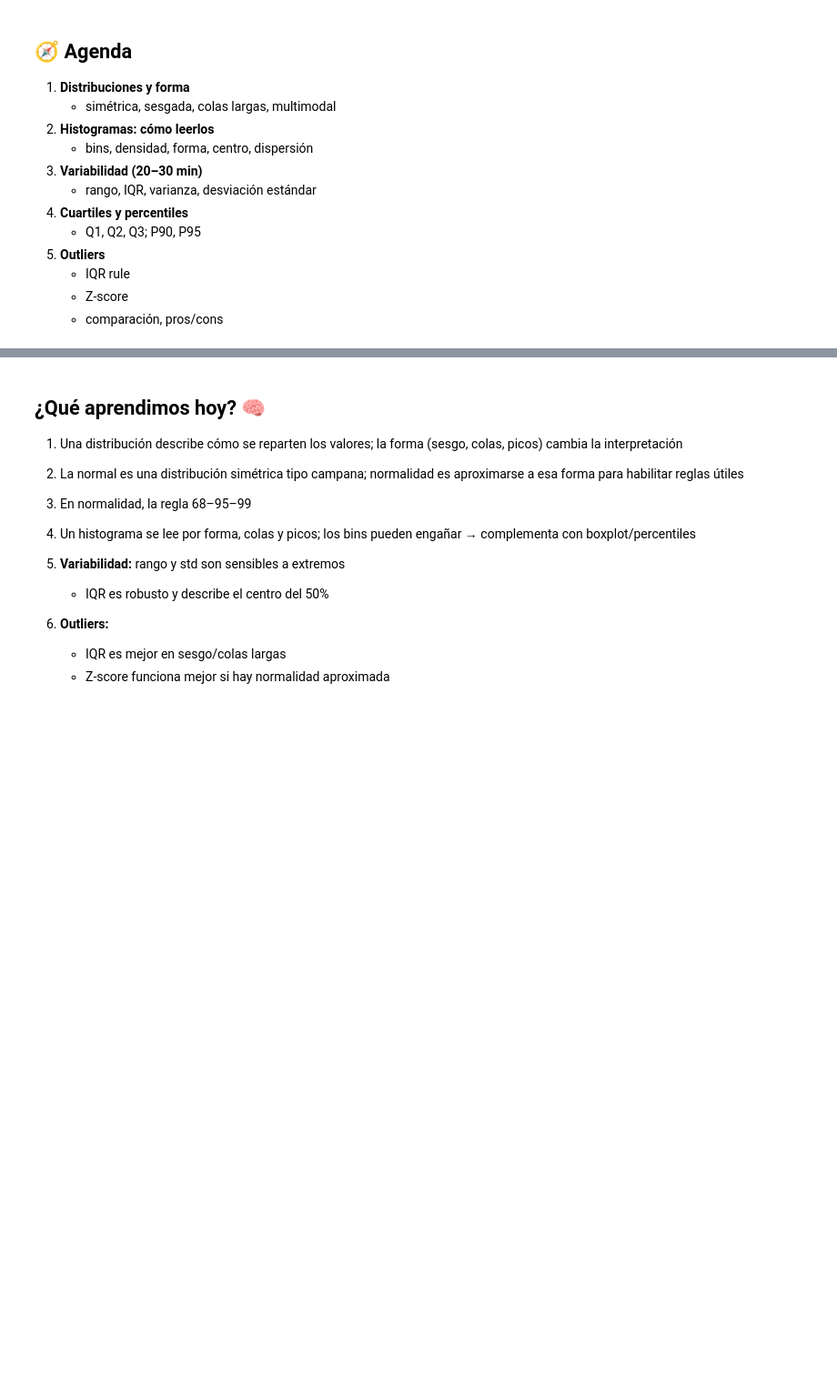
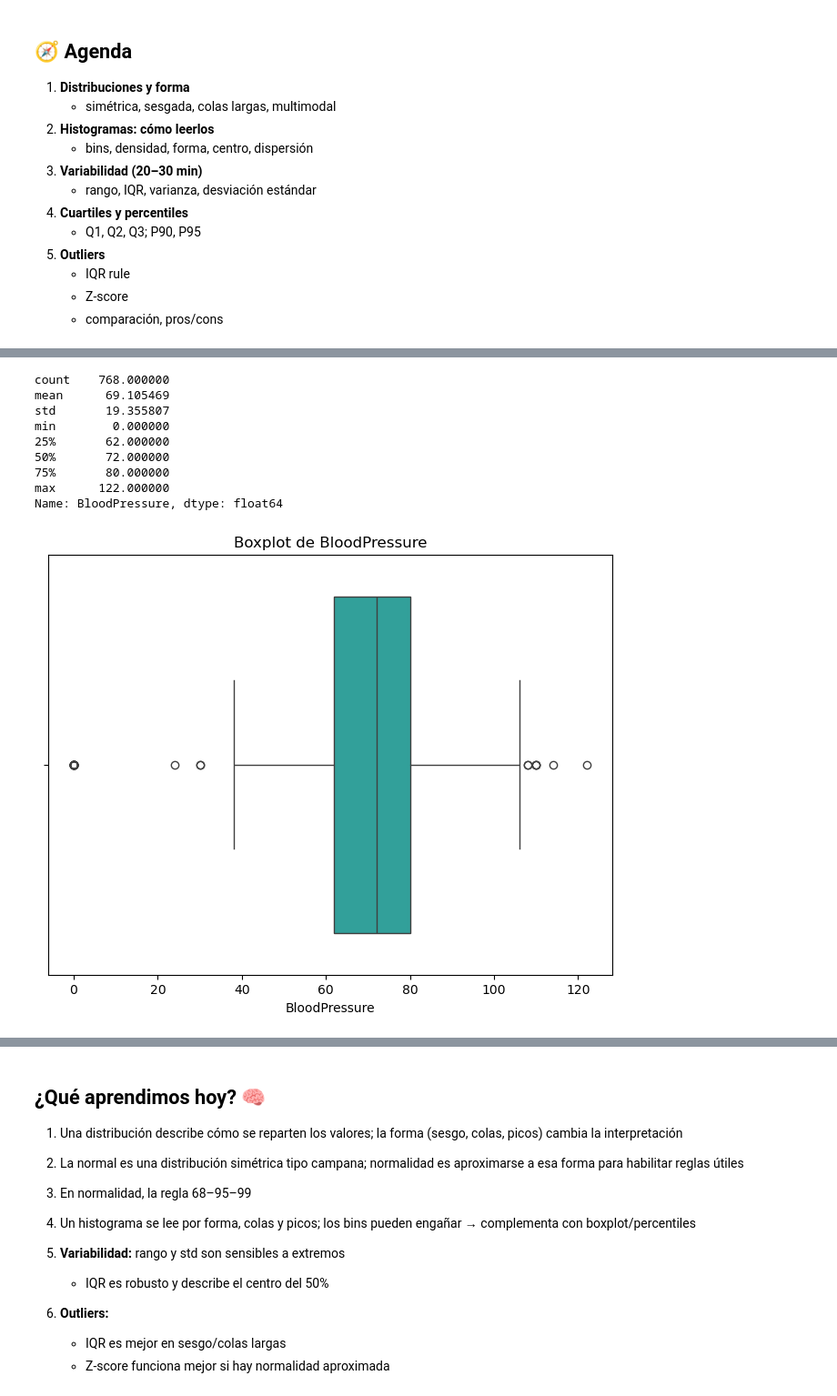
Before and after one commit to gbuvoli/DA_T8, a Jupyter notebook: Sprint7_semana2.ipynb, the cells around one changed output, grey strips where cells are left out. Shown at 91% size. Cells and saved outputs as stored; diff of their text form; code cells hidden in the pictures; blank space fills up the shorter version.

```diff
--- a/Sprint7_semana2.ipynb
+++ b/Sprint7_semana2.ipynb
@@ -156,0 +282,19 @@ Regla típica:
+# %%
+#Veamos el boxplot para visualizar los outliers
+plt.figure(figsize=(8, 6))
+sns.boxplot(x=df['BloodPressure'], color='lightseagreen')
+plt.title('Boxplot de BloodPressure')
+plt.xlabel('BloodPressure')
+
+display(df['BloodPressure'].describe())
+# %% [output]
+count    768.000000
+mean      69.105469
+std       19.355807
+min        0.000000
+25%       62.000000
+50%       72.000000
+75%       80.000000
+max      122.000000
+Name: BloodPressure, dtype: float64
+[figure, added]
```
Also changed, not shown: parts of 21 cells of this notebook, 1 other file.
